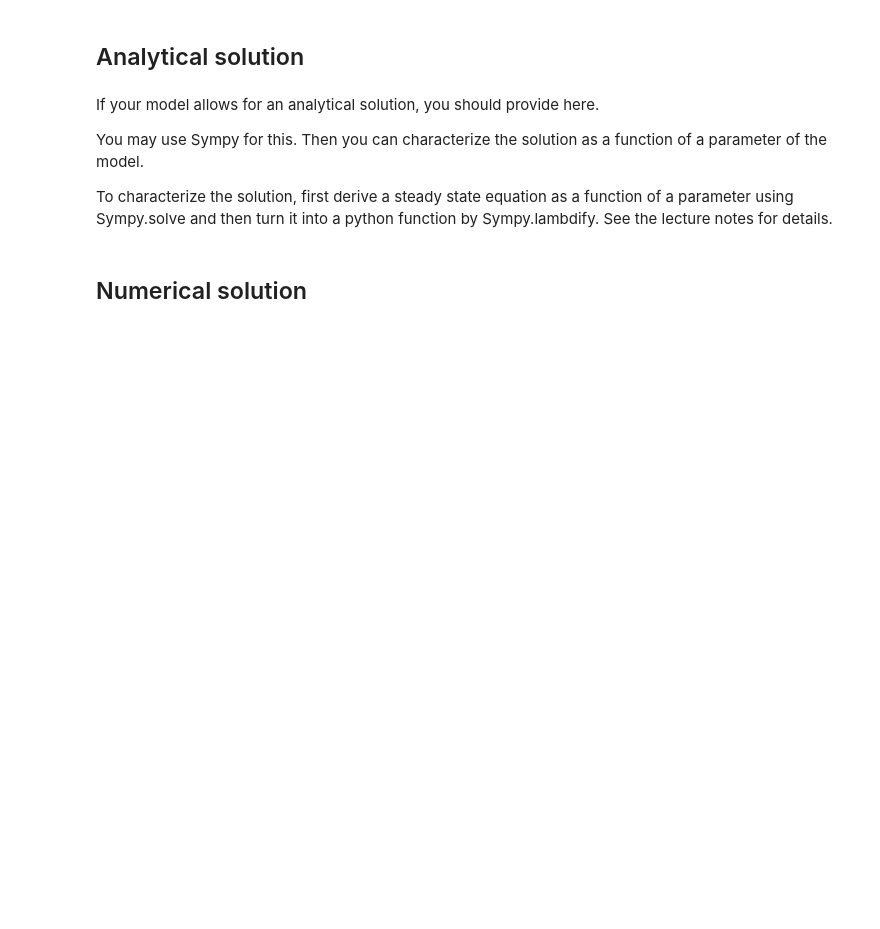
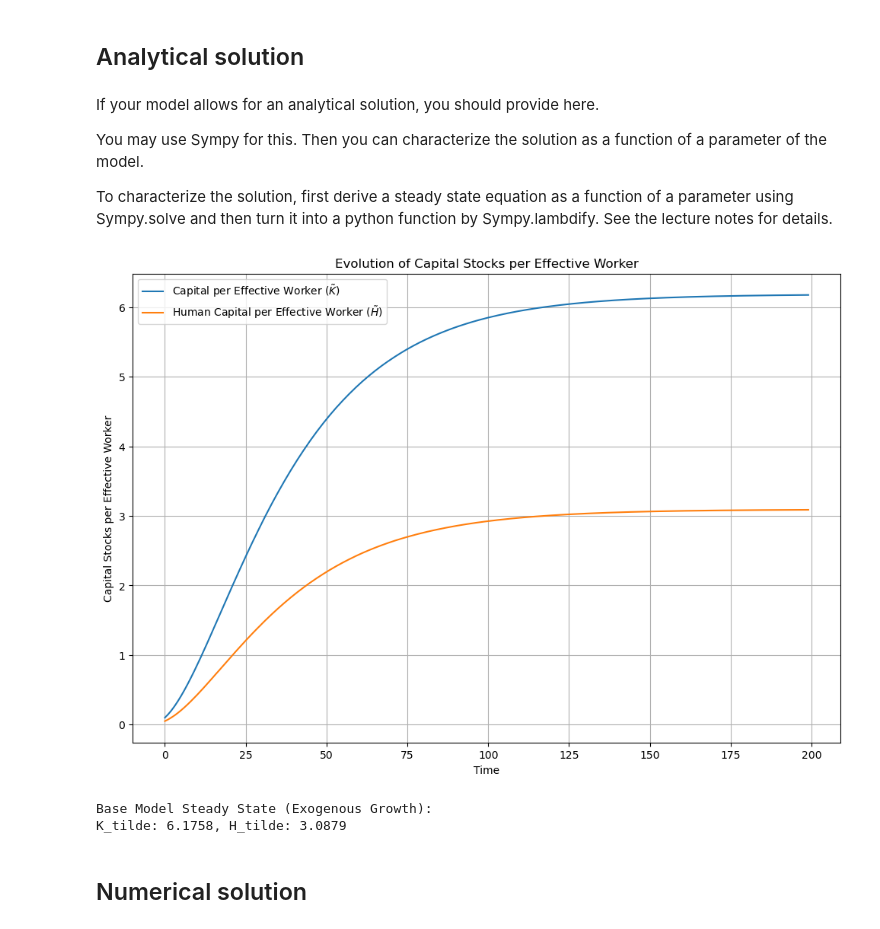
Before and after one commit to NumEconCopenhagen/projects-2024-tummeren-olli, a Jupyter notebook: modelproject/modelproject.ipynb, the cells around one changed output. Saved outputs shown, nothing was run; the diff lists cells and outputs as text; code cells hidden in the pictures; blank space fills up the shorter version.

```diff
--- a/modelproject/modelproject.ipynb
+++ b/modelproject/modelproject.ipynb
@@ -93,6 +106,20 @@ If your model allows for an analytical solution, you should provide here.
 You may use Sympy for this. Then you can characterize the solution as a function of a parameter of the model.
 
 To characterize the solution, first derive a steady state equation as a function of a parameter using Sympy.solve and then turn it into a python function by Sympy.lambdify. See the lecture notes for details.
+# %%
+# Import the model
+from modelproject import SolowModelHumanCapital
+# Initialize and simulate the base model with exogenous growth
+base_model = SolowModelHumanCapital(endogenous=False)
+base_model.plot_tilde_variables()
+
+# Print the steady state values for the base model
+print("Base Model Steady State (Exogenous Growth):")
+print(f"K_tilde: {base_model.K_tilde[-1]:.4f}, H_tilde: {base_model.H_tilde[-1]:.4f}")
+# %% [output]
+[figure, added]
+Base Model Steady State (Exogenous Growth):
+K_tilde: 6.1758, H_tilde: 3.0879
 # %% [markdown]
 ## Numerical solution
 # %% [markdown]
```
Also changed, not shown: parts of 8 cells of this notebook, 1 other file.
